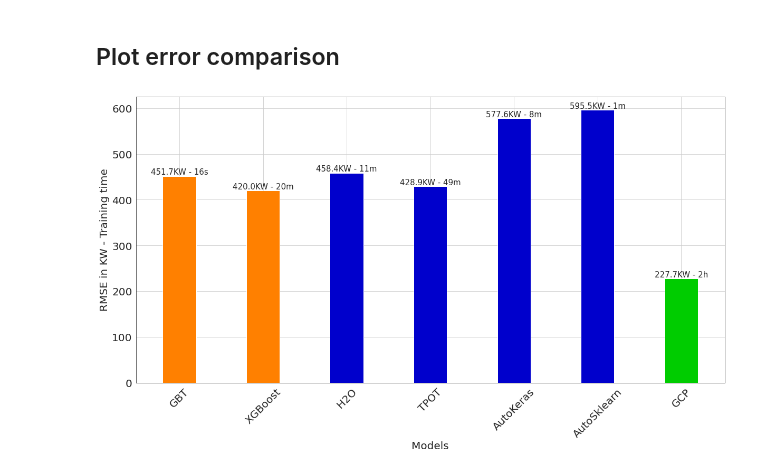
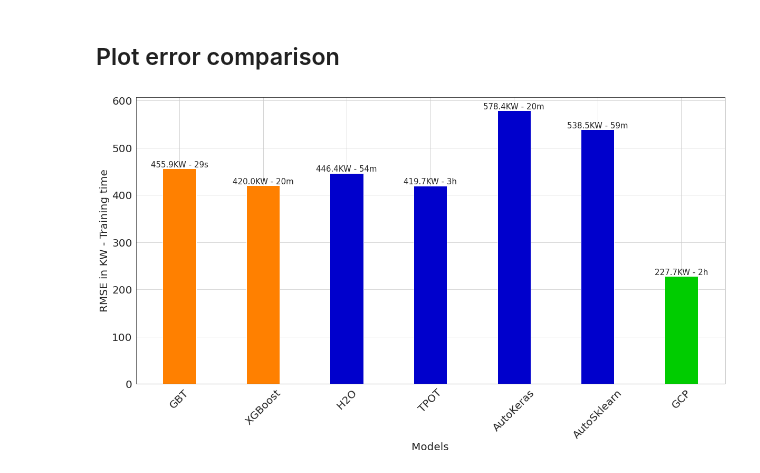
Before and after one commit to lucabonali/AutoML-Comparison-Wind-power-data-forecasting, a Jupyter notebook: Notebooks/comparison_wind_power_data.ipynb, the cells around one changed output. Drawn from its saved outputs; the diff is of its cells as text; code cells hidden in the pictures.

```diff
--- a/Notebooks/comparison_wind_power_data.ipynb
+++ b/Notebooks/comparison_wind_power_data.ipynb
@@ -168,7 +174,7 @@ Parse progress: |█████████████████████
 Parse progress: |████████████████████████████████████████████████████████████████| (done) 100%
 Parse progress: |████████████████████████████████████████████████████████████████| (done) 100%
 # %%
-h2o_model = H2OAutoML(max_models = 10, seed = 10, verbosity="info")
+h2o_model = H2OAutoML(max_models = 30, seed = 10, verbosity="info")
 # %%
 # Useful variables
 y = 'label'
@@ -208,7 +223,7 @@ stackedensemble prediction progress: |██████████████
 from tpot import TPOTRegressor
 
 # Instantiate TPOTRegressor
-tpot = TPOTRegressor(generations=2, population_size=20, verbosity=2)
+tpot = TPOTRegressor(generations=5, verbosity=2)
 
 # Model training
 tpot.fit(data_x_train, data_y_train)
@@ -407,10 +441,10 @@ col_list = ['GBT', 'XGBoost','H2O','TPOT','AutoKeras','AutoSklearn','GCP']
 execution_times_dict = {
   'GBT': '29s',
   'XGBoost': '20m',
-  'H2O': '11m',
-  'TPOT': '49m',
-  'AutoKeras': '8m',
-  'AutoSklearn': '1m',
+  'H2O': '54m',
+  'TPOT': '3h',
+  'AutoKeras': '20m',
+  'AutoSklearn': '59m',
   'GCP': '2h'
   }
 
@@ -420,31 +454,31 @@ error_values = [dict_rescaled_errors[x] for x in col_list]
 execution_times_values = [execution_times_dict[x] for x in col_list]
 label_list = []
 for index in range(len(error_values)):
   label_list.append(str(np.round(error_values[index],1)) + 'KW' + ' - ' + str(execution_times_values[index]))
 
 # Graphic adjustements and plot creation
 colors = [(1, 0.5, 0), (1, 0.5, 0), (0, 0, 0.8) ,(0, 0, 0.8), (0, 0, 0.8), (0, 0, 0.8),(0, 0.8, 0)]
 
 fig = plt.figure()
 fig.set_figwidth(20)
 fig.set_figheight(10)
 size = 20
 plt.rc('font', size=size)          # controls default text sizes
 plt.rc('axes', titlesize=size)     # fontsize of the axes title
 plt.rc('axes', labelsize=size)    # fontsize of the x and y labels
 plt.rc('xtick', labelsize=size)    # fontsize of the tick labels
 plt.rc('ytick', labelsize=size)    # fontsize of the tick labels
 plt.rc('legend', fontsize=size)    # legend fontsize
 plt.rc('figure', titlesize=size)  # fontsize of the figure title
 
 rectangles = plt.bar(keys, error_values, width = 0.4, color=colors)
 for index, rect in enumerate(rectangles):
     height = rect.get_height()
     plt.text(rect.get_x() + rect.get_width() / 2.0, height, label_list[index], ha='center', va='bottom', fontsize=15)
 plt.xticks(rotation=45)
 plt.xlabel('Models')
 plt.ylabel('RMSE in KW - Training time')
 plt.grid()
 plt.show()
 # %% [output]
-[figure, old version]
+[figure, new version]
```
Also changed, not shown: parts of 12 cells of this notebook.
